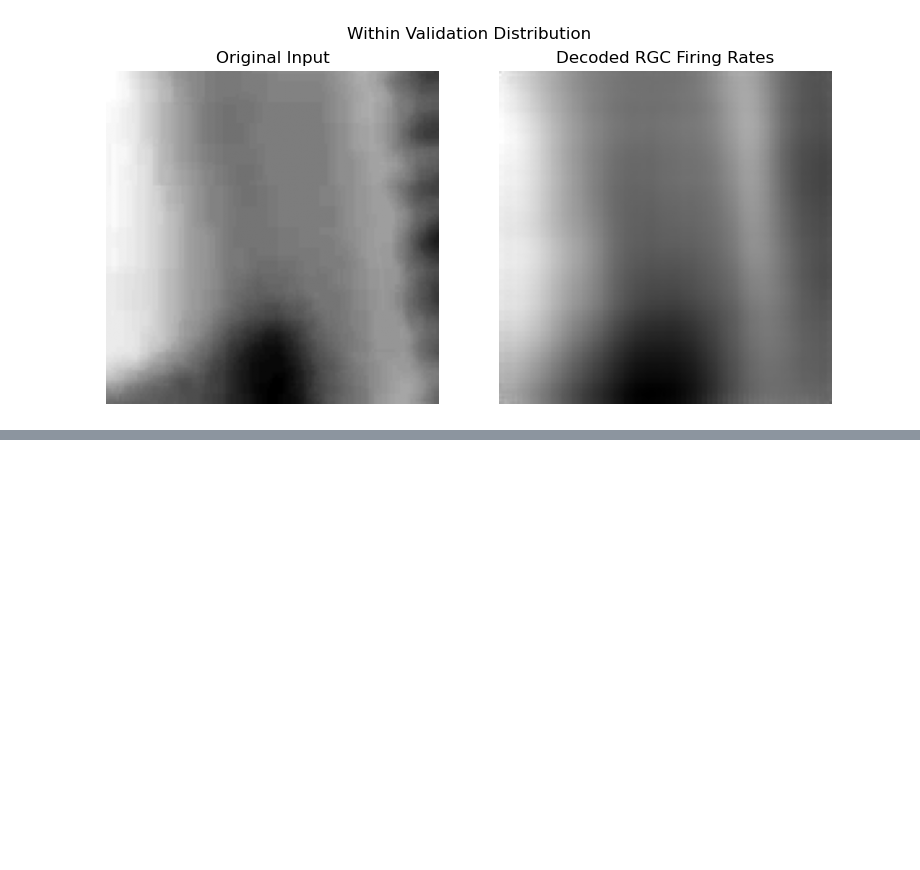
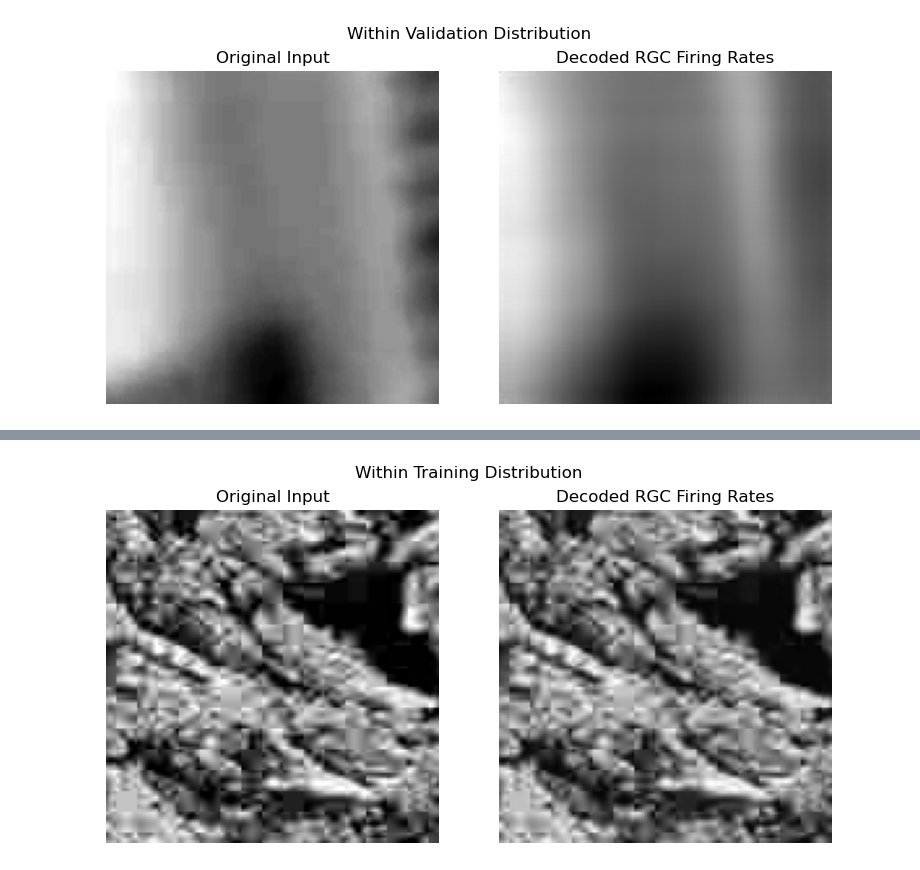
Before and after one commit to jzlab/LNP_LN_LN_Models, a Jupyter notebook: sk_analysis.ipynb, the cells around one changed output, grey strips where cells are left out. Saved outputs shown, nothing was run; the diff lists cells and outputs as text; code cells hidden in the pictures; blank space fills up the shorter version.

```diff
--- a/sk_analysis.ipynb
+++ b/sk_analysis.ipynb
@@ -151,0 +240,25 @@ plt.show()
+# %%
+for x_train,y_train in train_loader:
+    break
+x_train.shape, y_train.shape
+
+fig, ax = plt.subplots(1, 2, figsize=(8, 4))
+ex = 63
+
+ax[0].imshow(y_train[ex].squeeze(0), cmap="gray")
+ax[0].set_title("Original Input")
+
+# do the forward pass
+x_val_cuda = x_train.to(device)
+Y_train_pred = model(x_train_cuda)
+ax[1].imshow(Y_train_pred.cpu().detach().numpy()[ex].squeeze(0), cmap="gray")
+ax[1].set_title("Decoded RGC Firing Rates")
+
+for a in ax:
+    a.axis("off")
+
+fig.suptitle("Within Training Distribution")
+fig.set_tight_layout(True)
+plt.show()
+# %% [output]
+[figure, added]
```
Also changed, not shown: parts of 10 cells of this notebook, 1 other file.
